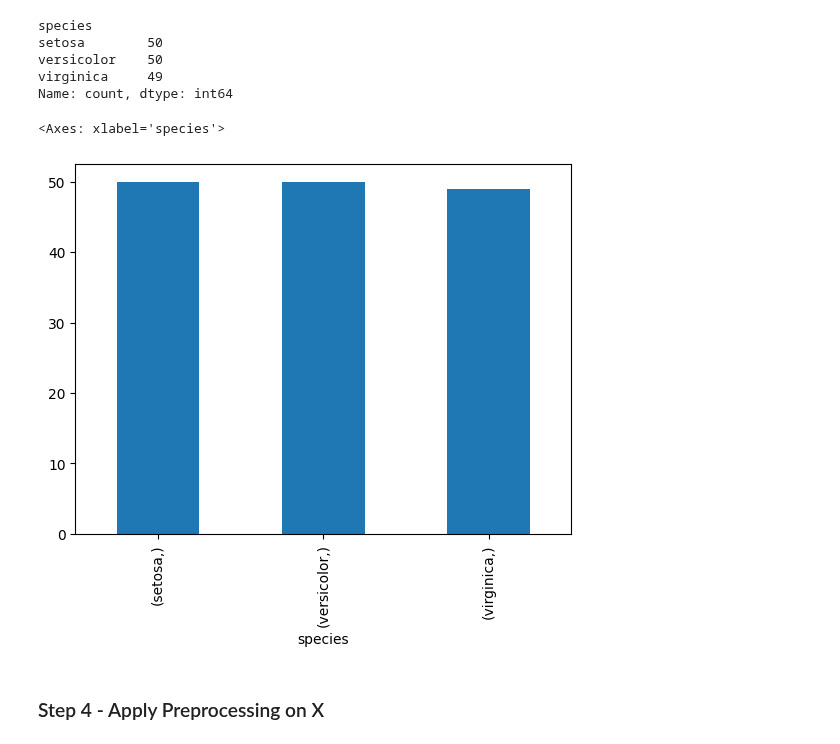
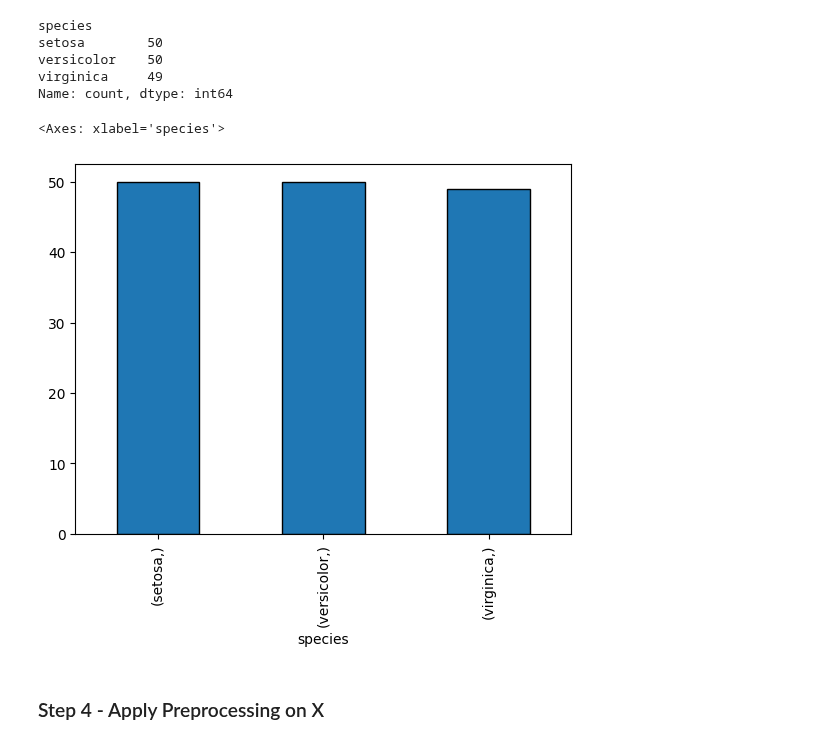
Before and after one commit to KhushalM1432/Machine-Learning, a Jupyter notebook: 8 Logistic Regression/Logistic.ipynb, the cells around one changed output. Saved outputs shown, nothing was run; the diff lists cells and outputs as text; code cells hidden in the pictures.

```diff
--- a/8 Logistic Regression/Logistic.ipynb
+++ b/8 Logistic Regression/Logistic.ipynb
@@ -92,10 +92,10 @@ versicolor    50
 virginica     49
 Name: count, dtype: int64
 # %%
-Y.value_counts().plot(kind = "bar")
+Y.value_counts().plot(kind = "bar", edgecolor = "black")
 # %% [output]
 <Axes: xlabel='species'>
-[figure, old version]
+[figure, new version]
 # %% [markdown]
 ### Step 4 - Apply Preprocessing on X
 # %%
```
Also changed, not shown: parts of 1 cell of this notebook.
